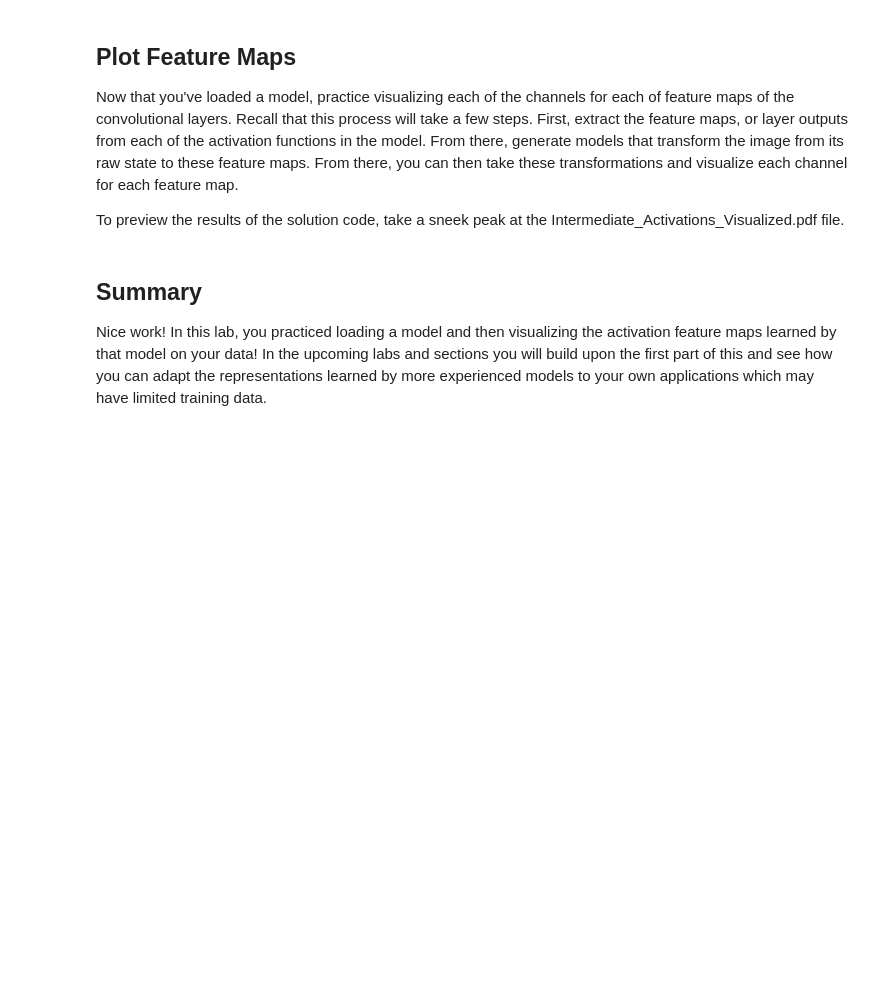
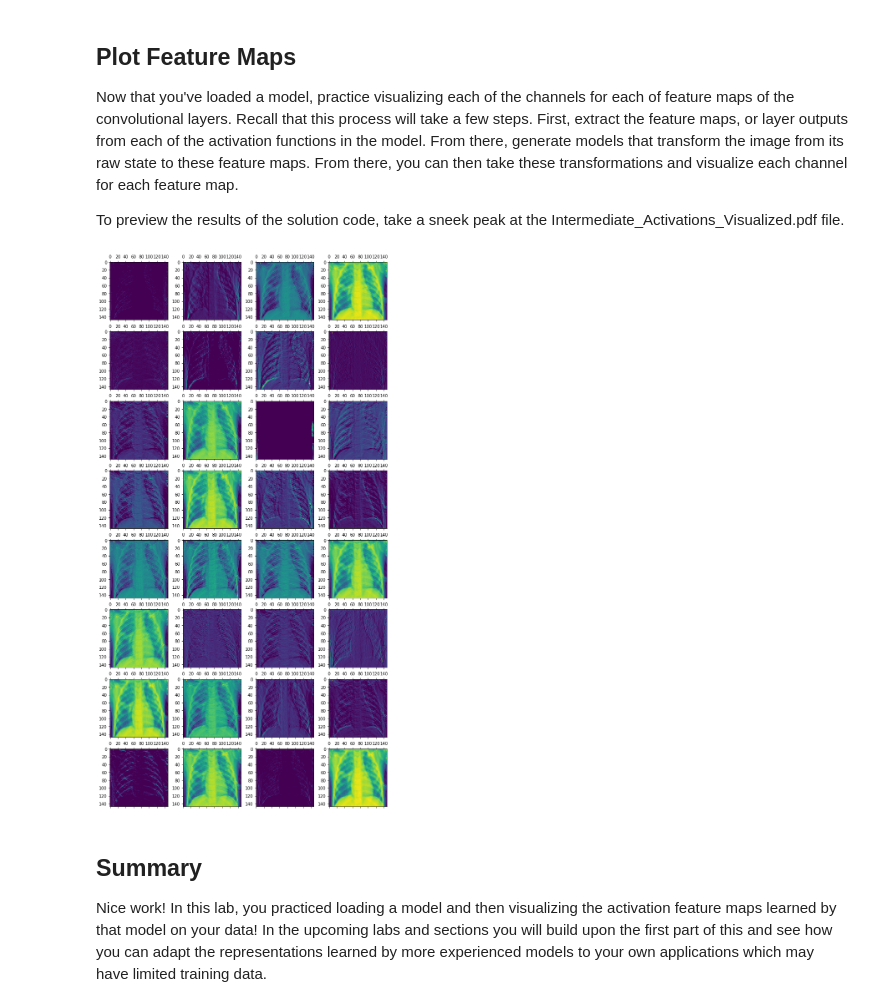
Before and after one commit to nikolholicka/curriculum, a Jupyter notebook: mod6/section47/dsc-visualizing-activation-functions-lab-online-ds-pt-041519/index.ipynb, the cells around one changed output. Cells and saved outputs as stored; diff of their text form; code cells hidden in the pictures; blank space fills up the shorter version.

```diff
--- a/mod6/section47/dsc-visualizing-activation-functions-lab-online-ds-pt-041519/index.ipynb
+++ b/mod6/section47/dsc-visualizing-activation-functions-lab-online-ds-pt-041519/index.ipynb
@@ -43,3 +93,21 @@ To preview the results of the solution code, take a sneek peak at the Intermedia
+# %%
+# Extract model layer outputs
+layer_outputs = [layer.output for layer in model.layers[:8]]
+
+# Rather then a model with a single output, we are going to make a model to display the feature maps
+activation_model = models.Model(inputs=model.input, outputs=layer_outputs)
+
+activations = activation_model.predict(array)
+# %%
+fig, axes = plt.subplots(8, 4, figsize=(12,24))
+for i in range(32):
+    row = i//4
+    column = i%4
+    ax = axes[row, column]
+    first_layer_activation = activations[0]
+    ax.matshow(first_layer_activation[0, :, :, i], cmap='viridis')
+# %% [output]
+[figure, added]
 # %% [markdown]
 ## Summary
 
```
Also changed, not shown: parts of 12 cells of this notebook.
